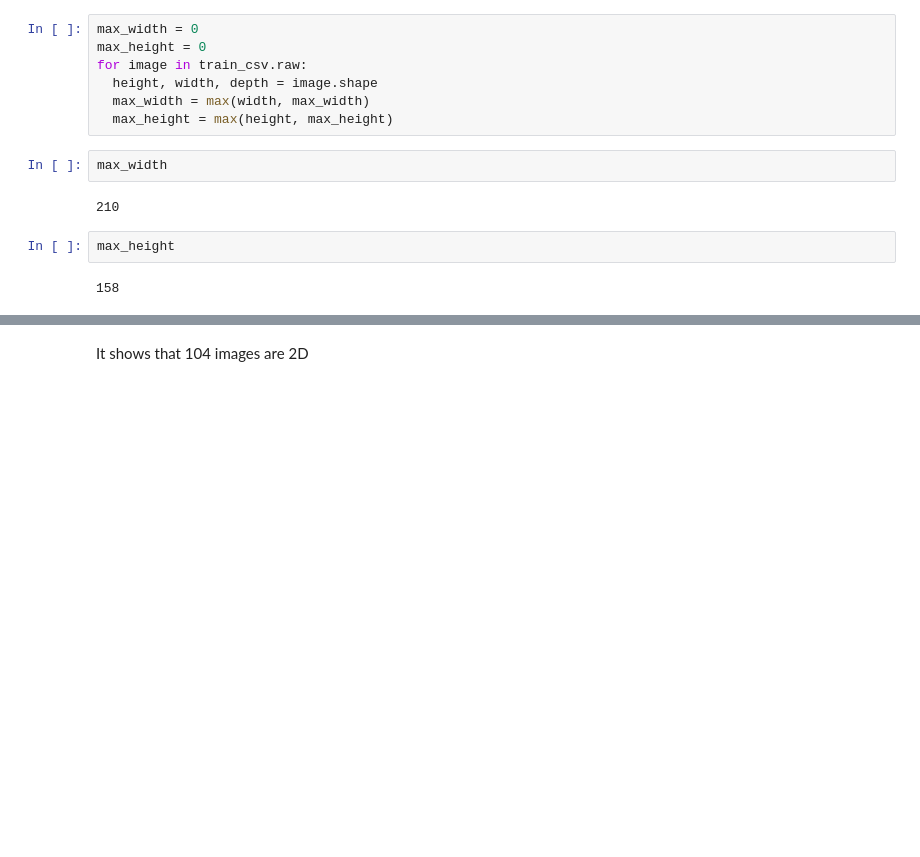
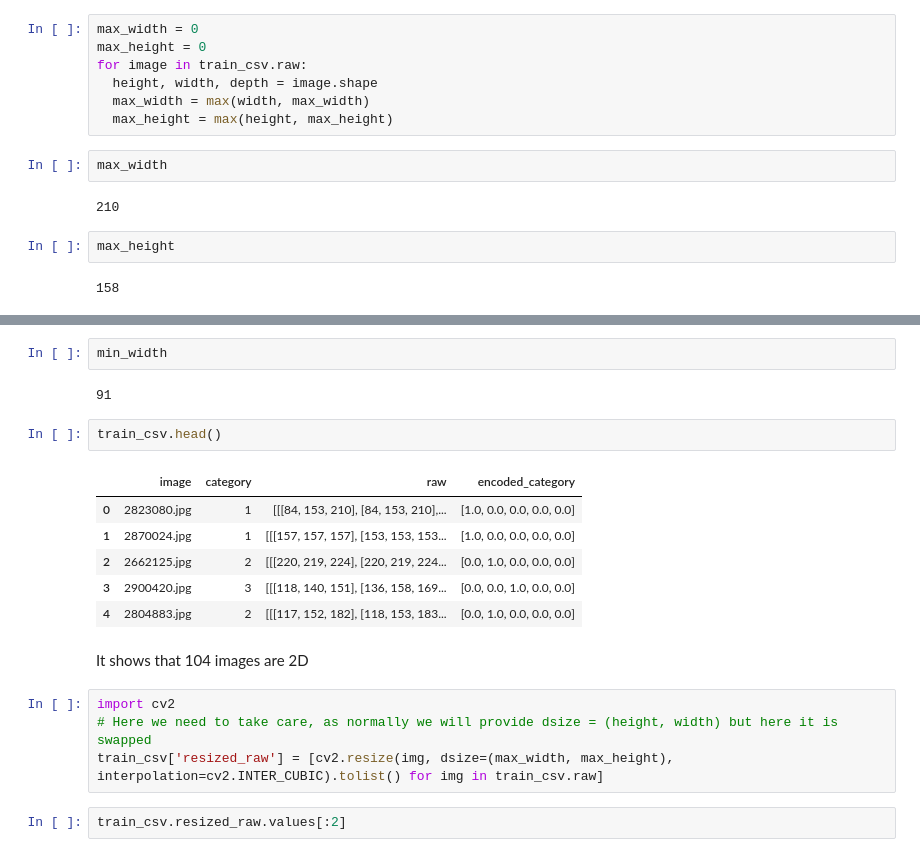
Before and after one commit to arkothiwala/Analytics-Vidhya, a Jupyter notebook: AV_GoD.ipynb, the cells around one changed output, grey strips where cells are left out. Drawn from its saved outputs; the diff is of its cells as text; blank space fills up the shorter version.

```diff
--- a/AV_GoD.ipynb
+++ b/AV_GoD.ipynb
@@ -194,2 +198,21 @@ max_height
+# %%
+min_width
+# %% [output]
+91
+# %%
+train_csv.head()
+# %% [output]
+|  | image | category | raw | encoded_category |
+| 0 | 2823080.jpg | 1 | [[[84, 153, 210], [84, 153, 210],... | [1.0, 0.0, 0.0, 0.0, 0.0] |
+| 1 | 2870024.jpg | 1 | [[[157, 157, 157], [153, 153, 153... | [1.0, 0.0, 0.0, 0.0, 0.0] |
+| 2 | 2662125.jpg | 2 | [[[220, 219, 224], [220, 219, 224... | [0.0, 1.0, 0.0, 0.0, 0.0] |
+| 3 | 2900420.jpg | 3 | [[[118, 140, 151], [136, 158, 169... | [0.0, 0.0, 1.0, 0.0, 0.0] |
+| 4 | 2804883.jpg | 2 | [[[117, 152, 182], [118, 153, 183... | [0.0, 1.0, 0.0, 0.0, 0.0] |
 # %% [markdown]
 It shows that 104 images are 2D
+# %%
+import cv2
+# Here we need to take care, as normally we will provide dsize = (height, width) but here it is swapped
+train_csv['resized_raw'] = [cv2.resize(img, dsize=(max_width, max_height), interpolation=cv2.INTER_CUBIC).tolist() for img in train_csv.raw]
+# %%
+train_csv.resized_raw.values[:2]
```
Also changed, not shown: parts of 25 cells of this notebook.
